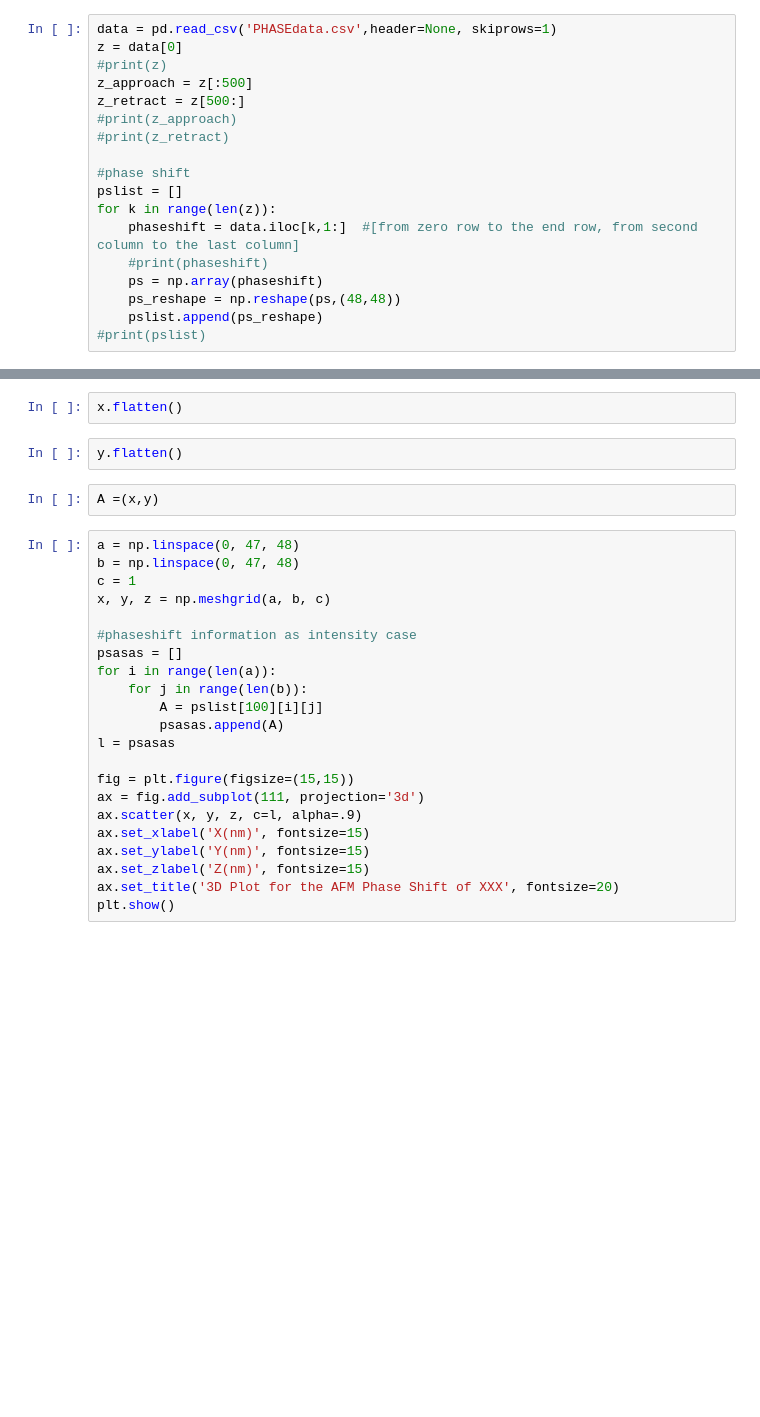
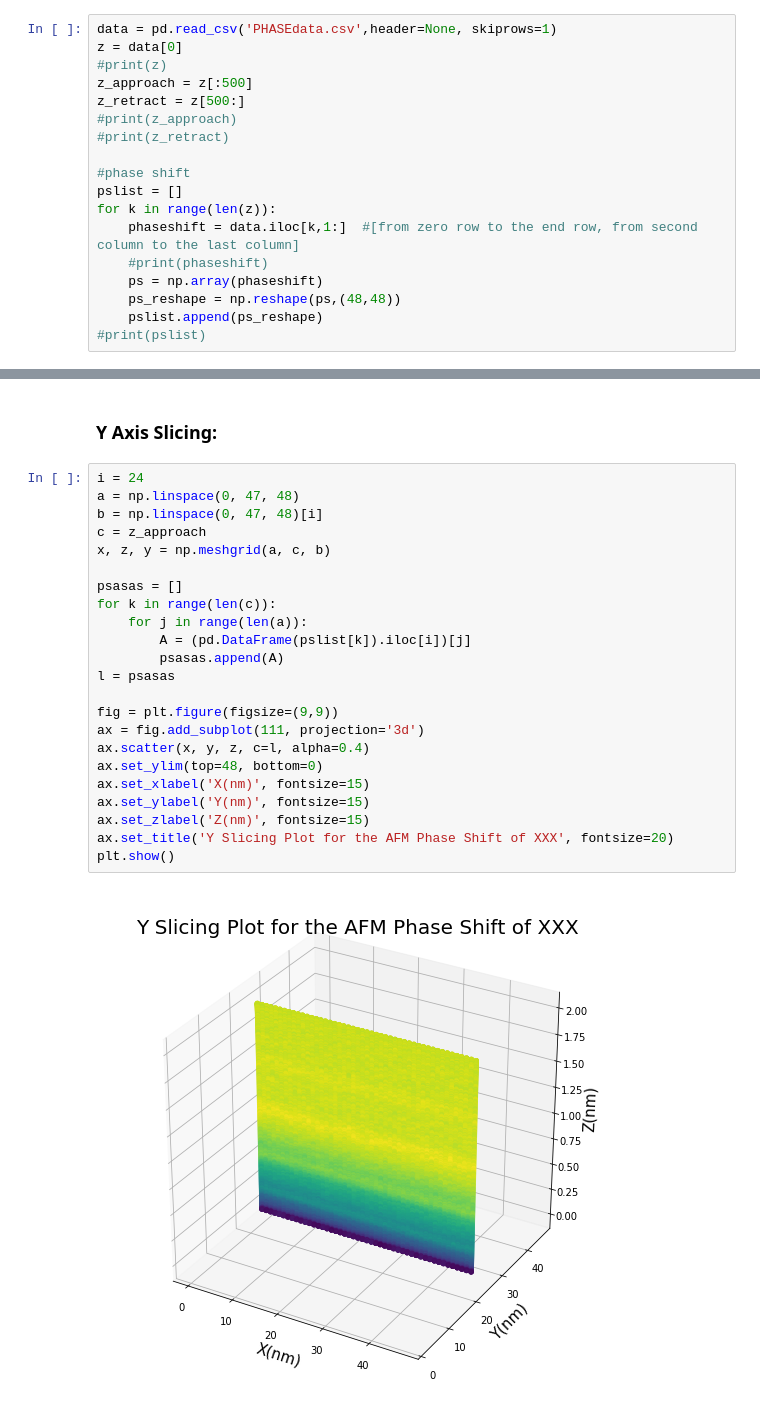
Before and after one commit to EdwardZheng0312/3ddatadiver, a Jupyter notebook: AFM-3dplot.ipynb, the cells around one changed output, grey strips where cells are left out. Cells and saved outputs as stored; diff of their text form; blank space fills up the shorter version.

```diff
--- a/AFM-3dplot.ipynb
+++ b/AFM-3dplot.ipynb
@@ -114,28 +81,27 @@ print(psasas)
-# %%
-x.flatten()
-# %%
-y.flatten()
-# %%
-A =(x,y)
+# %% [markdown]
+### Y Axis Slicing:
 # %%
+i = 24
 a = np.linspace(0, 47, 48)
-b = np.linspace(0, 47, 48)
-c = 1
-x, y, z = np.meshgrid(a, b, c)
+b = np.linspace(0, 47, 48)[i]
+c = z_approach
+x, z, y = np.meshgrid(a, c, b)
 
-#phaseshift information as intensity case
 psasas = []
-for i in range(len(a)):
-    for j in range(len(b)):
-        A = pslist[100][i][j]
+for k in range(len(c)):
+    for j in range(len(a)):
+        A = (pd.DataFrame(pslist[k]).iloc[i])[j]
         psasas.append(A)
 l = psasas
 
-fig = plt.figure(figsize=(15,15))
+fig = plt.figure(figsize=(9,9))
 ax = fig.add_subplot(111, projection='3d')
-ax.scatter(x, y, z, c=l, alpha=.9)
+ax.scatter(x, y, z, c=l, alpha=0.4)
+ax.set_ylim(top=48, bottom=0)
 ax.set_xlabel('X(nm)', fontsize=15)
 ax.set_ylabel('Y(nm)', fontsize=15)
 ax.set_zlabel('Z(nm)', fontsize=15)
-ax.set_title('3D Plot for the AFM Phase Shift of XXX', fontsize=20)
+ax.set_title('Y Slicing Plot for the AFM Phase Shift of XXX', fontsize=20)
 plt.show()
+# %% [output]
+[figure, added]
```
Also changed, not shown: parts of 17 cells of this notebook.
